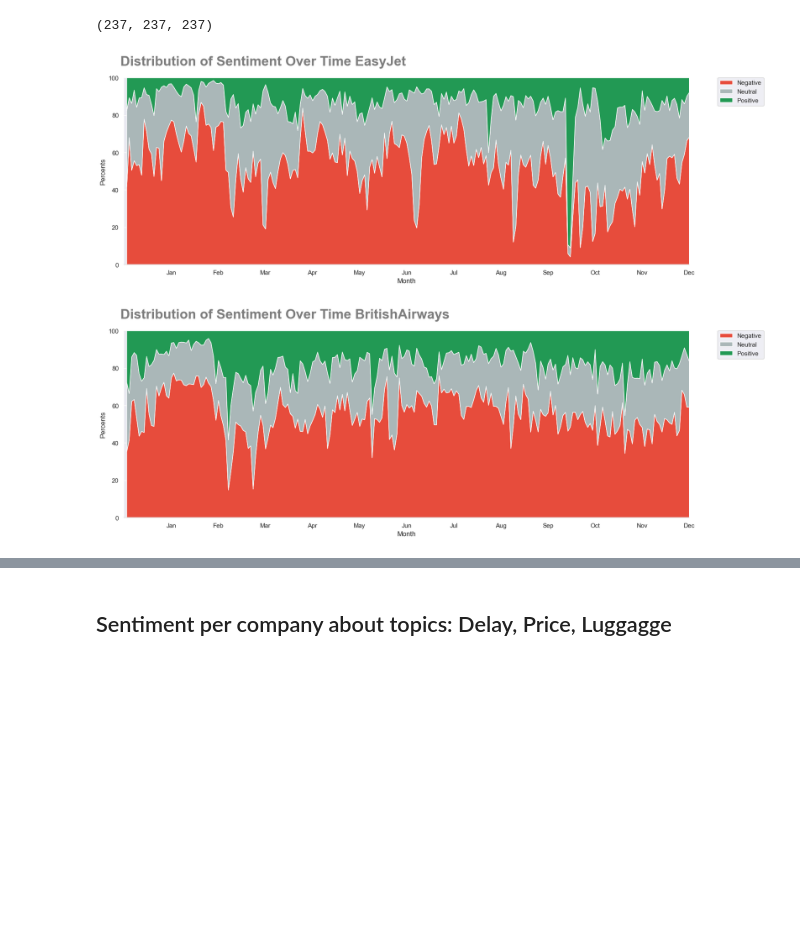
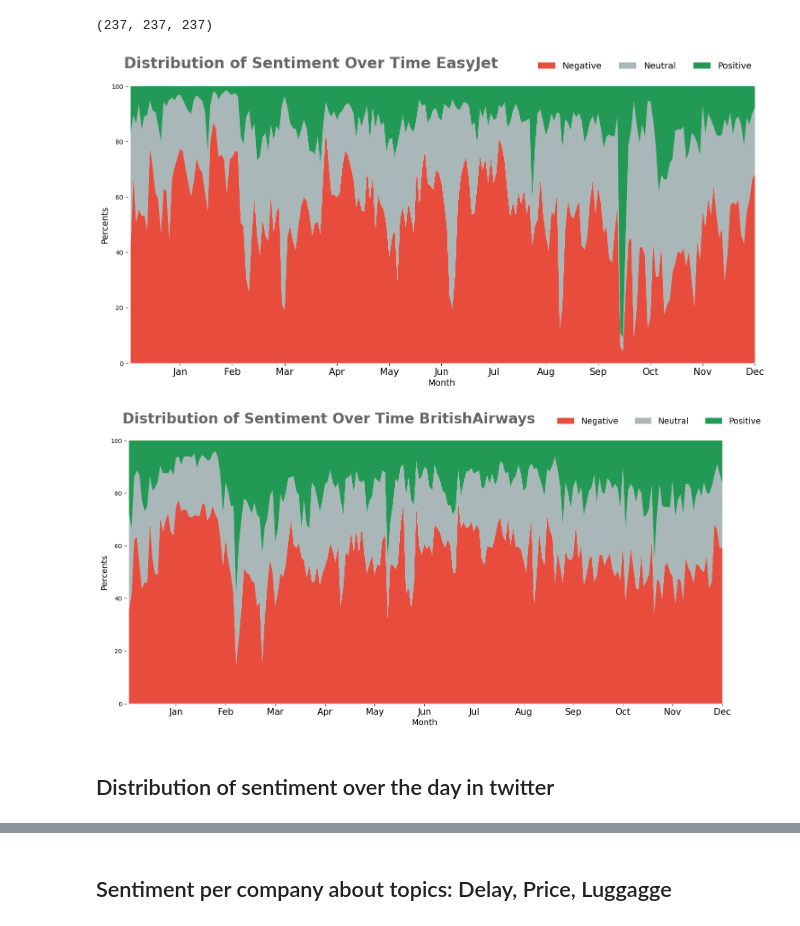
Before and after one commit to AlexRaudvee/Sentiment_Analysis_Tiwitter, a Jupyter notebook: sentiment_analysis.ipynb, the cells around one changed output, grey strips where cells are left out. Cells and saved outputs as stored; diff of their text form; code cells hidden in the pictures; blank space fills up the shorter version.

```diff
--- a/sentiment_analysis.ipynb
+++ b/sentiment_analysis.ipynb
@@ -532,10 +585,10 @@ britishairways_tweets = tweets[(tweets['lang']=='en')&
 # %%
 # add aditional columns related to the time series for client and competitor
 
-easyjet_tweets['till_hour_str'] = easyjet_tweets['timestamp_int'].apply(lambda row: datetime.fromtimestamp(row).__format__('%Y/%m/%d %H'))
+easyjet_tweets['till_hour_str'] = easyjet_tweets['timestamp_int'].progress_apply(lambda row: datetime.fromtimestamp(row).__format__('%Y/%m/%d %H'))
 easyjet_tweets['day_of_year'] = pd.to_datetime(easyjet_tweets['timestamp_ms'],unit='ms').dt.day_of_year
 
-britishairways_tweets['till_hour_str'] = britishairways_tweets['timestamp_int'].apply(lambda row: datetime.fromtimestamp(row).__format__('%Y/%m/%d %H'))
+britishairways_tweets['till_hour_str'] = britishairways_tweets['timestamp_int'].progress_apply(lambda row: datetime.fromtimestamp(row).__format__('%Y/%m/%d %H'))
 britishairways_tweets['day_of_year'] = pd.to_datetime(britishairways_tweets['timestamp_ms'],unit='ms').dt.day_of_year
 # %% [output]
 A value is trying to be set on a copy of a slice from a DataFrame.
@@ -802,48 +865,50 @@ len(britishairways_sent_all['Negative_%'].loc[:till].to_list()), len(britishairw
 (237, 237, 237)
 # %%
 # initialize the axis for plots
-fig, ax = plt.subplots(nrows=1, ncols=1, figsize=(18,6))
+fig, ax = plt.subplots(nrows=1, ncols=1, figsize=(18,8))
 
 # prepare the data to input in in the plot
 x=range(1,till - 7)
 y1=easyjet_sent_all['Negative_%'].loc[:227].to_list()
 y2=easyjet_sent_all['Neutral_%'].loc[:227].to_list()
 y3=easyjet_sent_all['Positive_%'].loc[:227].to_list()
 
 # ploting
 ax.stackplot(x, y1, y2, y3, labels=['Negative', 'Neutral', 'Positive'], colors=['#E74C3C', '#AAB7B8', '#229954'])
 
 # legend
 ax.legend(['Negative', 'Neutral', 'Positive'], )
 
 # x aixis
-ax.set_xlabel('Month')
+ax.set_xlabel('Month', size=14)
 ax.set_xlim(0,228)
-ax.set_xticks(ticks=[ 19, 38, 57, 76, 95, 114, 133, 152, 171, 190, 209, 228], labels=['Jan', 'Feb', 'Mar', 'Apr', 'May', 'Jun', 'Jul', 'Aug', 'Sep', 'Oct', 'Nov', 'Dec']);
+ax.set_xticks(ticks=[ 19, 38, 57, 76, 95, 114, 133, 152, 171, 190, 209, 228], labels=['Jan', 'Feb', 'Mar', 'Apr', 'May', 'Jun', 'Jul', 'Aug', 'Sep', 'Oct', 'Nov', 'Dec'], size=15);
 
 # y axis
 ax.set_ylim(0,100)
-ax.set_ylabel('Percents')
+ax.set_ylabel('Percents', size=14)
 
 # one more legend
-ax.legend(bbox_to_anchor=(1.05, 1), loc=2, borderaxespad=0.)
+ax.legend(bbox_to_anchor=(1, 0.8), loc=3, borderaxespad=0.)
 
 # title
 ax.text(x=0.12, y=.93, s="Distribution of Sentiment Over Time EasyJet", transform=fig.transFigure, ha='left', fontsize=24, weight='bold', alpha=.6)
 
 # Axis formatting.
 ax.spines['top'].set_visible(False)
 ax.spines['right'].set_visible(False)
 ax.spines['left'].set_visible(False)
 ax.spines['bottom'].set_color('#DDDDDD')
 
+ax.legend(loc="best", ncol=3, bbox_to_anchor=[1, 1.1], borderaxespad=0, frameon=False, fontsize=14);
+
 # saving code
-# fig.get_figure().savefig('Dist_of_sent_over_time_EJ.png')
+fig.get_figure().savefig('Dist_of_sent_over_time_EJ.png')
 # %% [output]
-[figure, old version]
+[figure, new version]
 # %%
 # initialize the figure for plot
-fig, ax = plt.subplots(nrows=1, ncols=1, figsize=(18,6))
+fig, ax = plt.subplots(nrows=1, ncols=1, figsize=(18,8))
 
 # prepare the data for plot function
 x=range(1,229)
@@ -858,16 +923,16 @@ ax.stackplot(x, y1, y2, y3, labels=['Negative', 'Neutral', 'Positive'], colors=[
 ax.legend(['Negative', 'Neutral', 'Positive'], )
 
 # x axis
-ax.set_xlabel('Month')
+ax.set_xlabel('Month', size=14)
 ax.set_xlim(0,228)
-ax.set_xticks(ticks=[ 19, 38, 57, 76, 95, 114, 133, 152, 171, 190, 209, 228], labels=['Jan', 'Feb', 'Mar', 'Apr', 'May', 'Jun', 'Jul', 'Aug', 'Sep', 'Oct', 'Nov', 'Dec']);
+ax.set_xticks(ticks=[ 19, 38, 57, 76, 95, 114, 133, 152, 171, 190, 209, 228], labels=['Jan', 'Feb', 'Mar', 'Apr', 'May', 'Jun', 'Jul', 'Aug', 'Sep', 'Oct', 'Nov', 'Dec'], size=15);
 
 # y axis
 ax.set_ylim(0,100)
-ax.set_ylabel('Percents')
+ax.set_ylabel('Percents', size=14)
 
 # one more legend
-ax.legend(bbox_to_anchor=(1.05, 1), loc=2, borderaxespad=0.)
+ax.legend(loc="best", ncol=3, bbox_to_anchor=[1.07, 1.1], borderaxespad=0, frameon=False, fontsize=14);
 
 # title
 ax.text(x=0.12, y=.93, s="Distribution of Sentiment Over Time BritishAirways", transform=fig.transFigure, ha='left', fontsize=24, weight='bold', alpha=.6)
@@ -879,6 +944,8 @@ ax.spines['left'].set_visible(False)
 ax.spines['bottom'].set_color('#DDDDDD')
 
 # saving code
-# fig.get_figure().savefig('Dist_of_sent_over_time_bA.png')
+fig.get_figure().savefig('Dist_of_sent_over_time_bA.png')
 # %% [output]
-[figure, old version]
+[figure, new version]
+# %% [markdown]
+## Distribution of sentiment over the day in twitter
```
Also changed, not shown: parts of 14 cells of this notebook.
